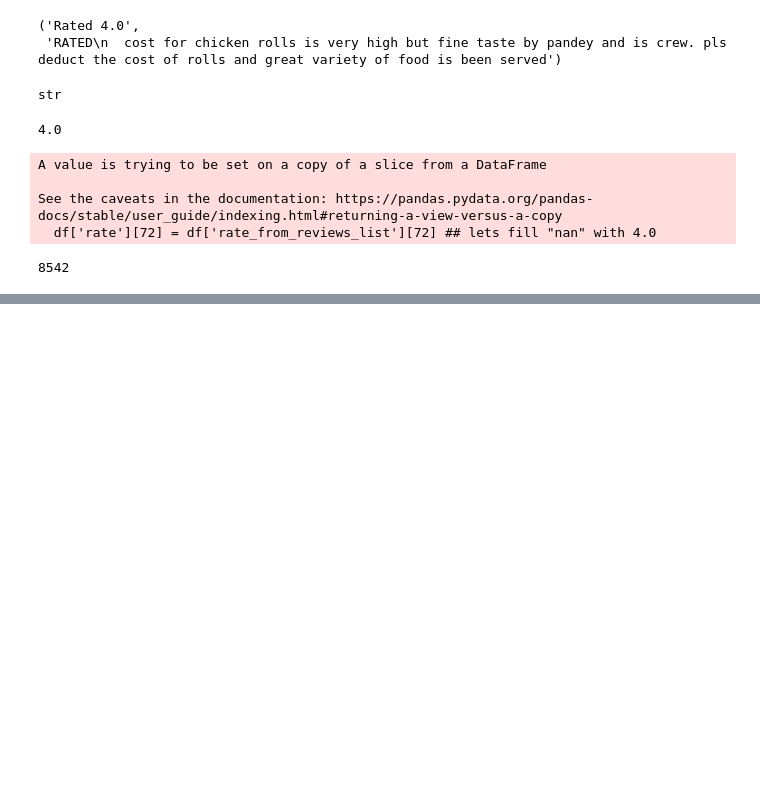
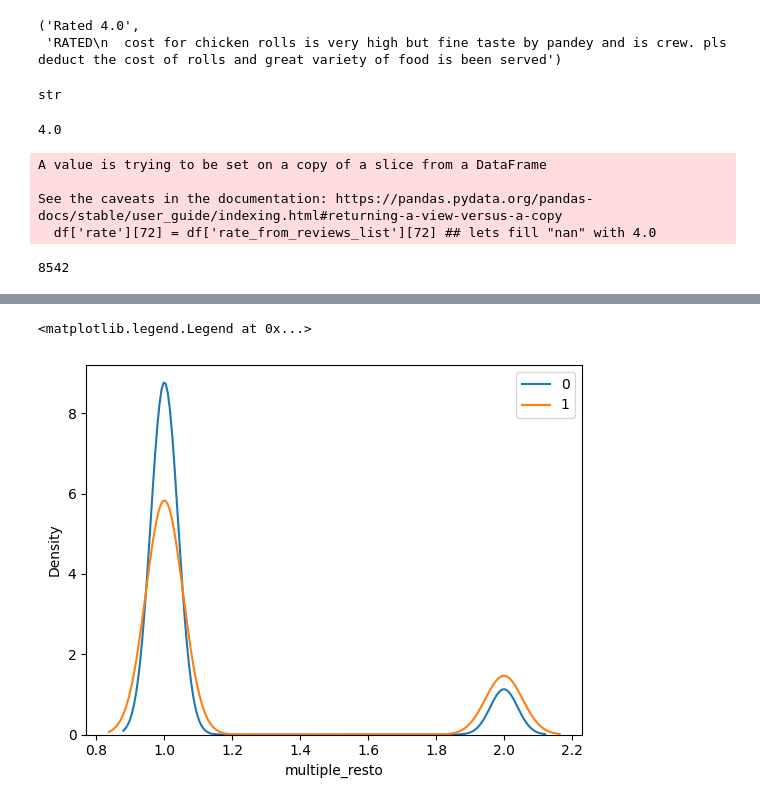
Before and after one commit to ABHISHEK-ALGO/ZOMATO-TIP, a Jupyter notebook: zomato .ipynb, the cells around one changed output, grey strips where cells are left out. Saved outputs shown, nothing was run; the diff lists cells and outputs as text; code cells hidden in the pictures; blank space fills up the shorter version.

```diff
--- a/zomato .ipynb
+++ b/zomato .ipynb
@@ -397,0 +476,7 @@ dataframe.head(3)
+# %%
+sns.distplot(dataframe[dataframe['target']==0]['multiple_resto'],hist=False,label=0)
+sns.distplot(dataframe[dataframe['target']==1]['multiple_resto'],hist = False,label=1)
+plt.legend()
+# %% [output]
+<matplotlib.legend.Legend at 0x...>
+[figure, added]
```
Also changed, not shown: parts of 63 cells of this notebook.
